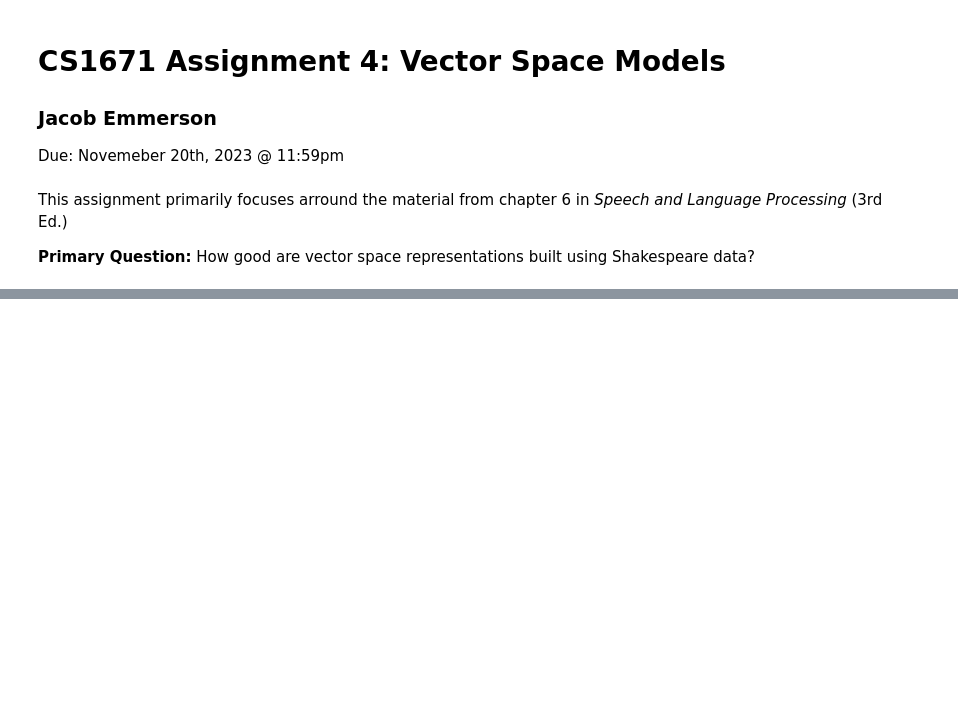
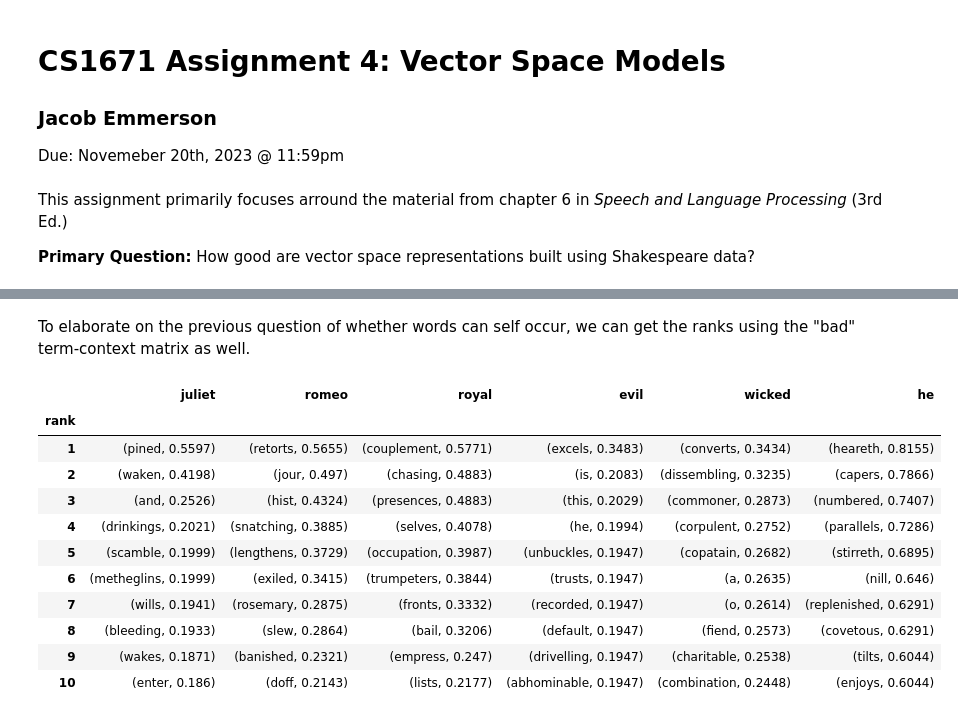
Before and after one commit to jacobemmerson/CS1671, a Jupyter notebook: A4/writeup_jte27.ipynb, the cells around one changed output, grey strips where cells are left out. Drawn from its saved outputs; the diff is of its cells as text; code cells hidden in the pictures; blank space fills up the shorter version.

```diff
--- a/A4/writeup_jte27.ipynb
+++ b/A4/writeup_jte27.ipynb
@@ -353,0 +130,2 @@ Error:
+# %%
+bad_tc = ctcm(tuples, vocab, context_window_size=2)
@@ -353,0 +270,17 @@ Error:
+# %% [markdown]
+To elaborate on the previous question of whether words can self occur, we can get the ranks using the "bad" term-context matrix as well.
+# %%
+get_ranks(bad_tc, words, vocab, vocab_to_index)
+# %% [output]
+|  | juliet | romeo | royal | evil | wicked | he |
+| rank |  |  |  |  |  |  |
+| 1 | (pined, 0.5597) | (retorts, 0.5655) | (couplement, 0.5771) | (excels, 0.3483) | (converts, 0.3434) | (heareth, 0.8155) |
+| 2 | (waken, 0.4198) | (jour, 0.497) | (chasing, 0.4883) | (is, 0.2083) | (dissembling, 0.3235) | (capers, 0.7866) |
+| 3 | (and, 0.2526) | (hist, 0.4324) | (presences, 0.4883) | (this, 0.2029) | (commoner, 0.2873) | (numbered, 0.7407) |
+| 4 | (drinkings, 0.2021) | (snatching, 0.3885) | (selves, 0.4078) | (he, 0.1994) | (corpulent, 0.2752) | (parallels, 0.7286) |
+| 5 | (scamble, 0.1999) | (lengthens, 0.3729) | (occupation, 0.3987) | (unbuckles, 0.1947) | (copatain, 0.2682) | (stirreth, 0.6895) |
+| 6 | (metheglins, 0.1999) | (exiled, 0.3415) | (trumpeters, 0.3844) | (trusts, 0.1947) | (a, 0.2635) | (nill, 0.646) |
+| 7 | (wills, 0.1941) | (rosemary, 0.2875) | (fronts, 0.3332) | (recorded, 0.1947) | (o, 0.2614) | (replenished, 0.6291) |
+| 8 | (bleeding, 0.1933) | (slew, 0.2864) | (bail, 0.3206) | (default, 0.1947) | (fiend, 0.2573) | (covetous, 0.6291) |
+| 9 | (wakes, 0.1871) | (banished, 0.2321) | (empress, 0.247) | (drivelling, 0.1947) | (charitable, 0.2538) | (tilts, 0.6044) |
+| 10 | (enter, 0.186) | (doff, 0.2143) | (lists, 0.2177) | (abhominable, 0.1947) | (combination, 0.2448) | (enjoys, 0.6044) |
```
Also changed, not shown: parts of 68 cells of this notebook, 3 other files.
